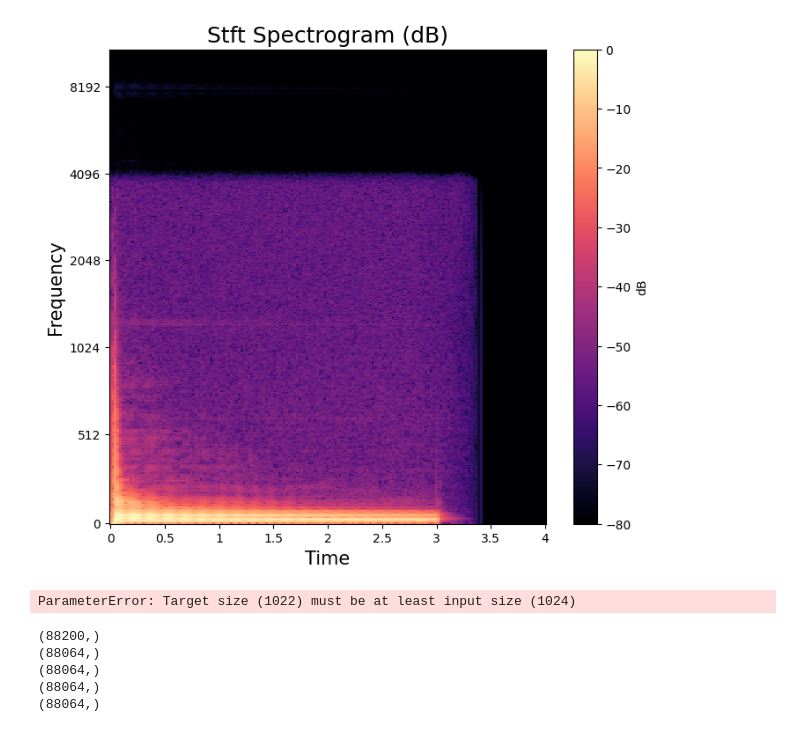
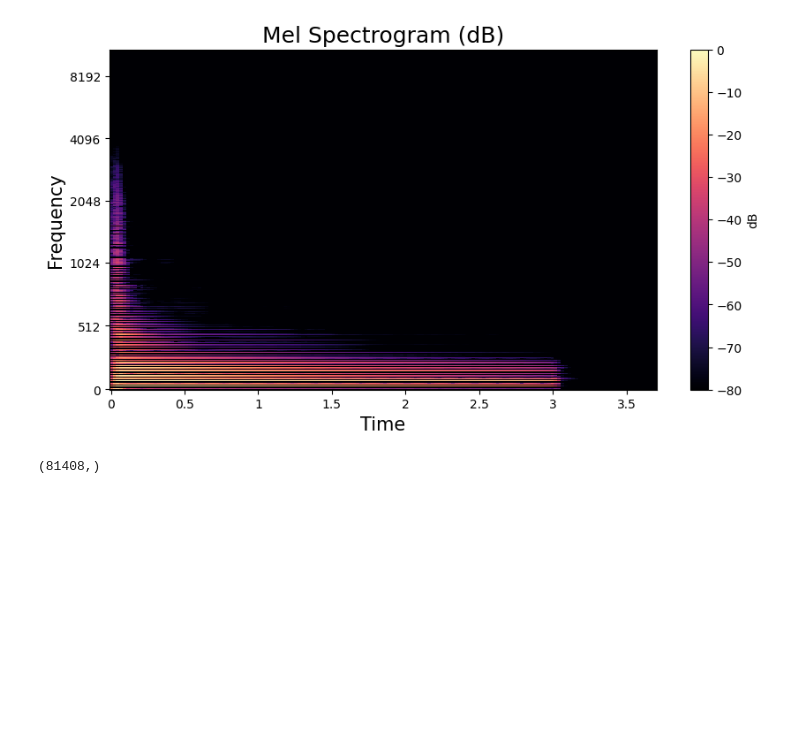
Before and after one commit to Michal2711/MusicSamplesGenerator, a Jupyter notebook: notebooks/1-test_pipeline.ipynb, the cells around one changed output. Saved outputs shown, nothing was run; the diff lists cells and outputs as text; code cells hidden in the pictures; blank space fills up the shorter version.

```diff
--- a/notebooks/1-test_pipeline.ipynb
+++ b/notebooks/1-test_pipeline.ipynb
@@ -45,7 +41,7 @@ CQT transformation result shape: torch.Size([84, 173])
 def draw_spectro(spectro, name="Mel-Spectrogram (dB)"):
     mel_spectro = np.abs(spectro)
     power_to_db = librosa.power_to_db(mel_spectro, ref=np.max)
-    plt.figure(figsize=(8, 7))
+    plt.figure(figsize=(10, 5))
     librosa.display.specshow(power_to_db, sr=22050, x_axis='time', y_axis='mel', cmap='magma',
     hop_length=512)
     plt.colorbar(label='dB')
@@ -55,30 +51,24 @@ def draw_spectro(spectro, name="Mel-Spectrogram (dB)"):
     plt.show()
 # %%
 # draw_spectro(wave_spectro)
-draw_spectro(stft_spectro, name="Stft Spectrogram (dB)")
-# draw_spectro(mel_spectro, name="Mel Spectrogram (dB)")
+# draw_spectro(stft_spectro, name="Stft Spectrogram (dB)")
+draw_spectro(mel_spectro, name="Mel Spectrogram (dB)")
 # draw_spectro(mfcc_spectro, name="Mfcc Spectrogram (dB)")
 # draw_spectro(cqt_spectro, name="Cqt Spectrogram (dB)")
 # %% [output]
-[figure, old version]
+[figure, new version]
 # %%
-wave_audio_back = wave_pipe.post_process(wave_spectro)
-stft_audio_back = stft_pipe.post_process(stft_spectro)
+# wave_audio_back = wave_pipe.post_process(wave_spectro)
+# stft_audio_back = stft_pipe.post_process(stft_spectro)
 mel_audio_back = mel_pipe.post_process(mel_spectro)
-mfcc_audio_back = mfcc_pipe.post_process(mfcc_spectro)
-cqt_audio_back = cqt_pipe.post_process(cqt_spectro)
+# mfcc_audio_back = mfcc_pipe.post_process(mfcc_spectro)
+# cqt_audio_back = cqt_pipe.post_process(cqt_spectro)
-# %% [output]
-ParameterError: Target size (1022) must be at least input size (1024)
 # %%
-print(wave_audio_back.shape)
-print(stft_audio_back.shape)
+# print(wave_audio_back.shape)
+# print(stft_audio_back.shape)
 print(mel_audio_back.shape)
-print(mfcc_audio_back.shape)
-print(cqt_audio_back.shape)
+# print(mfcc_audio_back.shape)
+# print(cqt_audio_back.shape)
 # %% [output]
-(88200,)
-(88064,)
-(88064,)
-(88064,)
-(88064,)
+(81408,)
 # %%
```
Also changed, not shown: parts of 5 cells of this notebook, 22 other files.
